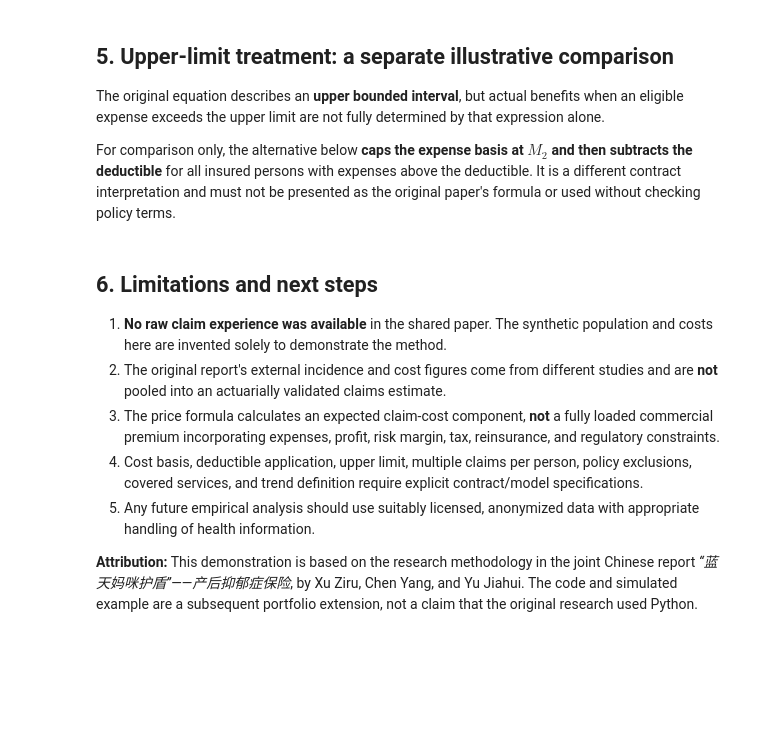
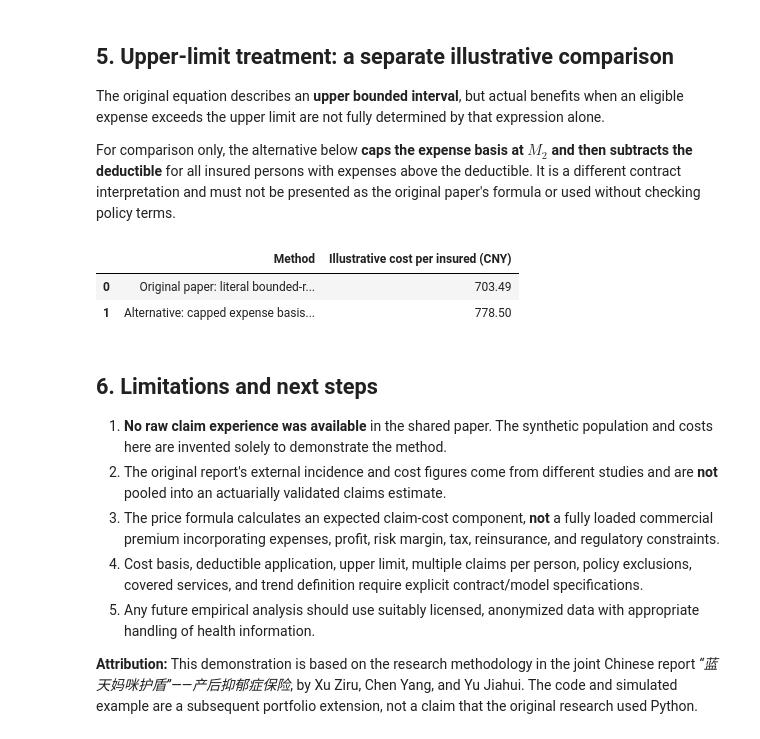
Before and after one commit to Ziru-Xu/postpartum-depression-insurance-pricing, a Jupyter notebook: experience_frequency_pricing.ipynb, the cells around one changed output. Saved outputs shown, nothing was run; the diff lists cells and outputs as text; code cells hidden in the pictures; blank space fills up the shorter version.

```diff
--- a/experience_frequency_pricing.ipynb
+++ b/experience_frequency_pricing.ipynb
@@ -161,26 +186,39 @@ For comparison only, the alternative below **caps the expense basis at $M_2$ and
 # %%
 def capped_expense_basis_example(
     annual_costs, deductible, expense_cap, reimbursement_rate,
     trend_factor, baseline_insured
 ):
+    """Alternative interpretation: cap the expense basis at M2, then subtract M1."""
     costs = np.asarray(annual_costs, dtype=float)
+    if costs.ndim != 1 or not np.isfinite(costs).all() or (costs < 0).any():
+        raise ValueError("Costs must be a 1D array of nonnegative finite amounts.")
+    if deductible < 0 or expense_cap <= deductible:
+        raise ValueError("Require 0 <= deductible < expense_cap.")
+    if baseline_insured <= 0:
+        raise ValueError("baseline_insured must be positive.")
+    if not 0 <= reimbursement_rate <= 1 or trend_factor <= 0:
+        raise ValueError("Invalid reimbursement rate or trend factor.")
     adjusted_costs = np.maximum(np.minimum(costs, expense_cap) - deductible, 0)
     return (adjusted_costs.sum() / baseline_insured
             * reimbursement_rate * trend_factor)
 
 alternative = capped_expense_basis_example(
     annual_medical_cost, M1_DEDUCTIBLE, M2_UPPER_LIMIT,
     ALPHA_REIMBURSEMENT, GAMMA_MEDICAL_TREND, N_INSURED
 )
 pd.DataFrame({
     "Method": [
         "Original paper: literal bounded-range interpretation",
         "Alternative: capped expense basis (not the original equation)",
     ],
     "Illustrative cost per insured (CNY)": [
         base["annual_adjusted_expected_cost_cny"], alternative
     ],
 }).round(2)
+# %% [output]
+|  | Method | Illustrative cost per insured (CNY) |
+| 0 | Original paper: literal bounded-r... | 703.49 |
+| 1 | Alternative: capped expense basis... | 778.50 |
 # %% [markdown]
 ## 6. Limitations and next steps
 
```
Also changed, not shown: parts of 5 cells of this notebook, 1 other file.
